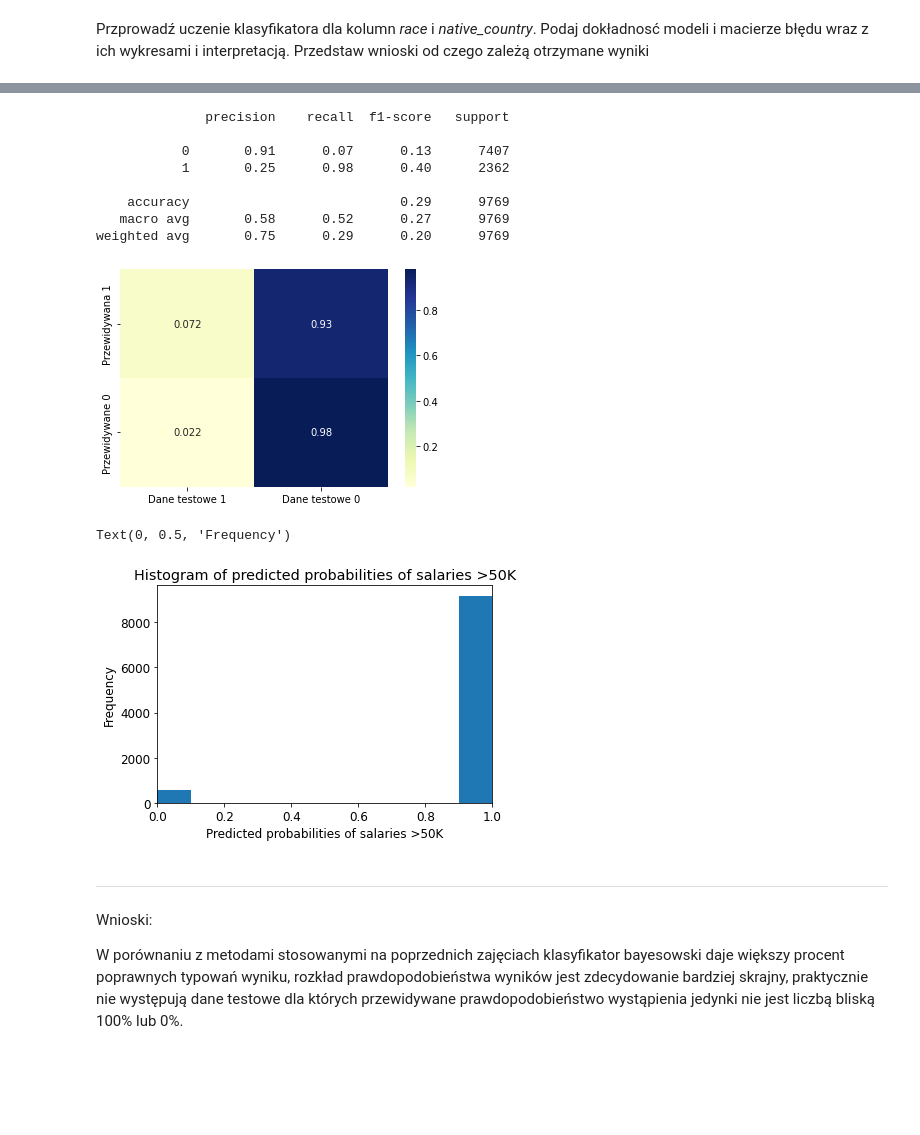
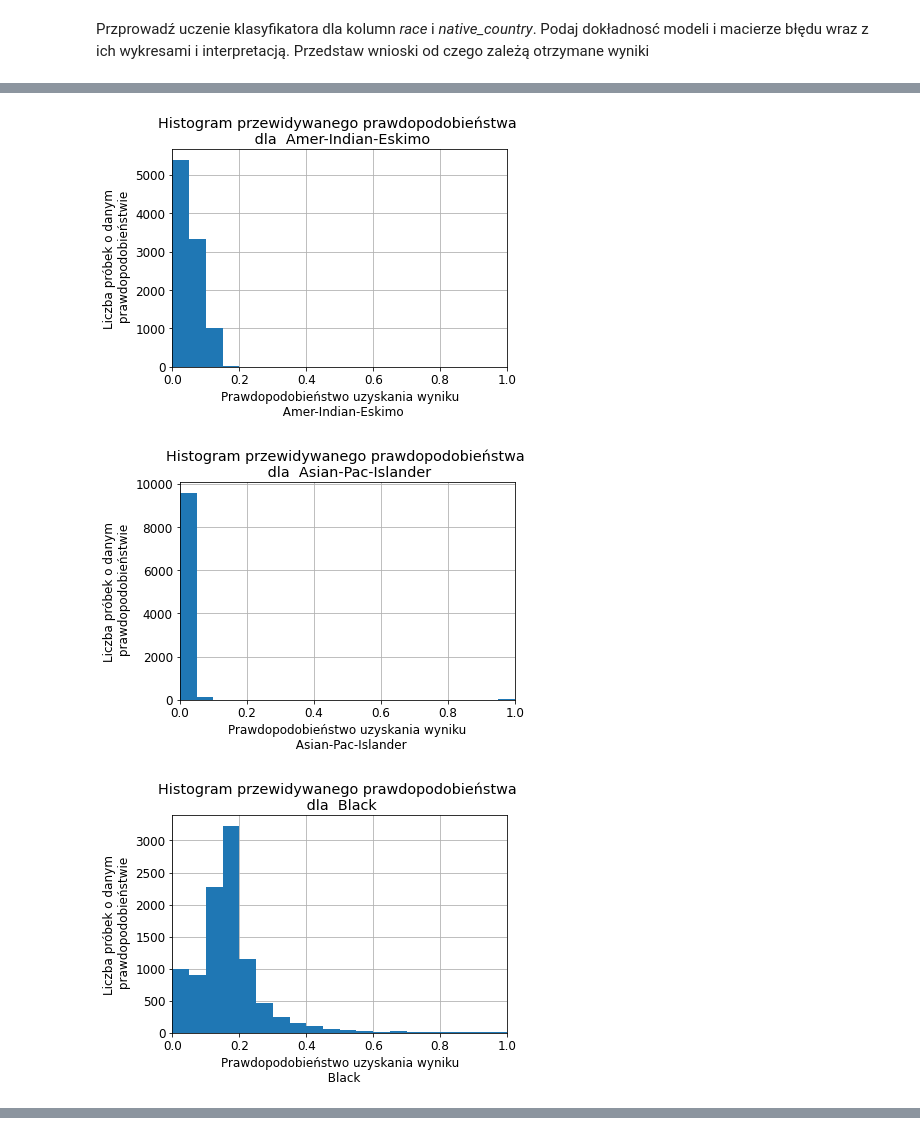
Before and after one commit to SebastianPilch/ABiD_gr1_SebastianPilch, a Jupyter notebook: Lab_9/raport.ipynb, the cells around one changed output, grey strips where cells are left out. Drawn from its saved outputs; the diff is of its cells as text; code cells hidden in the pictures; blank space fills up the shorter version.

```diff
--- a/Lab_9/raport.ipynb
+++ b/Lab_9/raport.ipynb
@@ -138,0 +180,15 @@ Przprowadź uczenie klasyfikatora dla kolumn *race* i *native_country*. Podaj do
+# %%
+for i in range(len(names)):
+    plt.rcParams['font.size'] = 12
+    plt.rc('axes', axisbelow=True)
+    plt.grid()
+    plt.hist(y_prob[:,i], bins = 20, range=(0,1))
+    plt.title('Histogram przewidywanego prawdopodobieństwa \n dla ' + names[i])
+    plt.xlim(0,1)
+    plt.xlabel('Prawdopodobieństwo uzyskania wyniku\n '+ names[i])
+    plt.ylabel('Liczba próbek o danym\n prawdopodobieństwie')
+    plt.show()
+# %% [output]
+[figure, added]
+[figure, added]
+[figure, added]
@@ -139,6 +197,6 @@ Przprowadź uczenie klasyfikatora dla kolumn *race* i *native_country*. Podaj do
 # %%
-X = SetToData[['native_country', 'race']].to_numpy()
-y = SetToData['income_ >50K'].to_numpy()
+X = df.drop('native_country', axis=1)
+y = SetToData['native_country']
 
 X_train, X_test, y_train, y_test = train_test_split(X, y, test_size=0.3, random_state=0)
 
@@ -152,39 +210,3 @@ gnb.fit(X_train,y_train)
 # gnb
 y_pred = gnb.predict(X_test)
 y_prob = gnb.predict_proba(X_test)
-
-cm = metrics.confusion_matrix(y_test,y_pred,normalize='true')
-
-cm_matrix = pd.DataFrame(data=cm, columns=['Dane testowe 1', 'Dane testowe 0'],
-                                 index=['Przewidywana 1', 'Przewidywane 0'])
-
-sns.heatmap(cm_matrix, annot=True, cmap='YlGnBu')
-print(metrics.classification_report(y_test,y_pred))
-# %% [output]
-              precision    recall  f1-score   support
-
-           0       0.91      0.07      0.13      7407
-           1       0.25      0.98      0.40      2362
-
-    accuracy                           0.29      9769
-   macro avg       0.58      0.52      0.27      9769
-weighted avg       0.75      0.29      0.20      9769
-[figure, removed]
-# %%
-plt.rcParams['font.size'] = 12
-plt.hist(y_prob[:,1], bins = 10)
-plt.title('Histogram of predicted probabilities of salaries >50K')
-plt.xlim(0,1)
-plt.xlabel('Predicted probabilities of salaries >50K')
-plt.ylabel('Frequency')
-# %% [output]
-Text(0, 0.5, 'Frequency')
-[figure, removed]
-# %% [markdown]
-****
-Wnioski:
-
-W porównaniu z metodami stosowanymi na poprzednich zajęciach klasyfikator bayesowski
-daje większy procent poprawnych typowań wyniku, rozkład prawdopodobieństwa wyników jest
-zdecydowanie bardziej skrajny, praktycznie nie występują dane testowe dla których przewidywane
-prawdopodobieństwo wystąpienia jedynki nie jest liczbą bliską 100% lub 0%.
```
Also changed, not shown: parts of 8 cells of this notebook, 1 other file.
